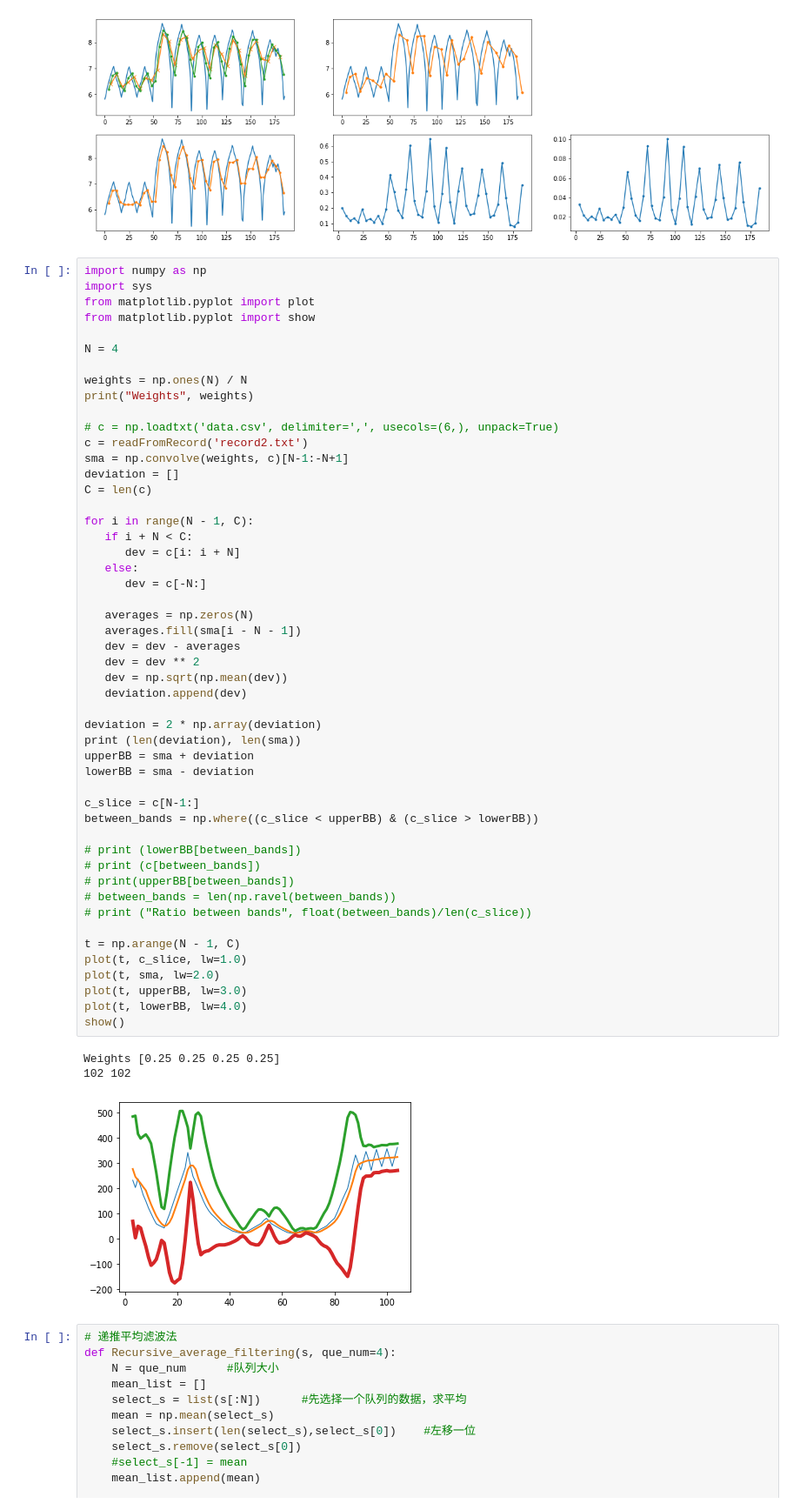
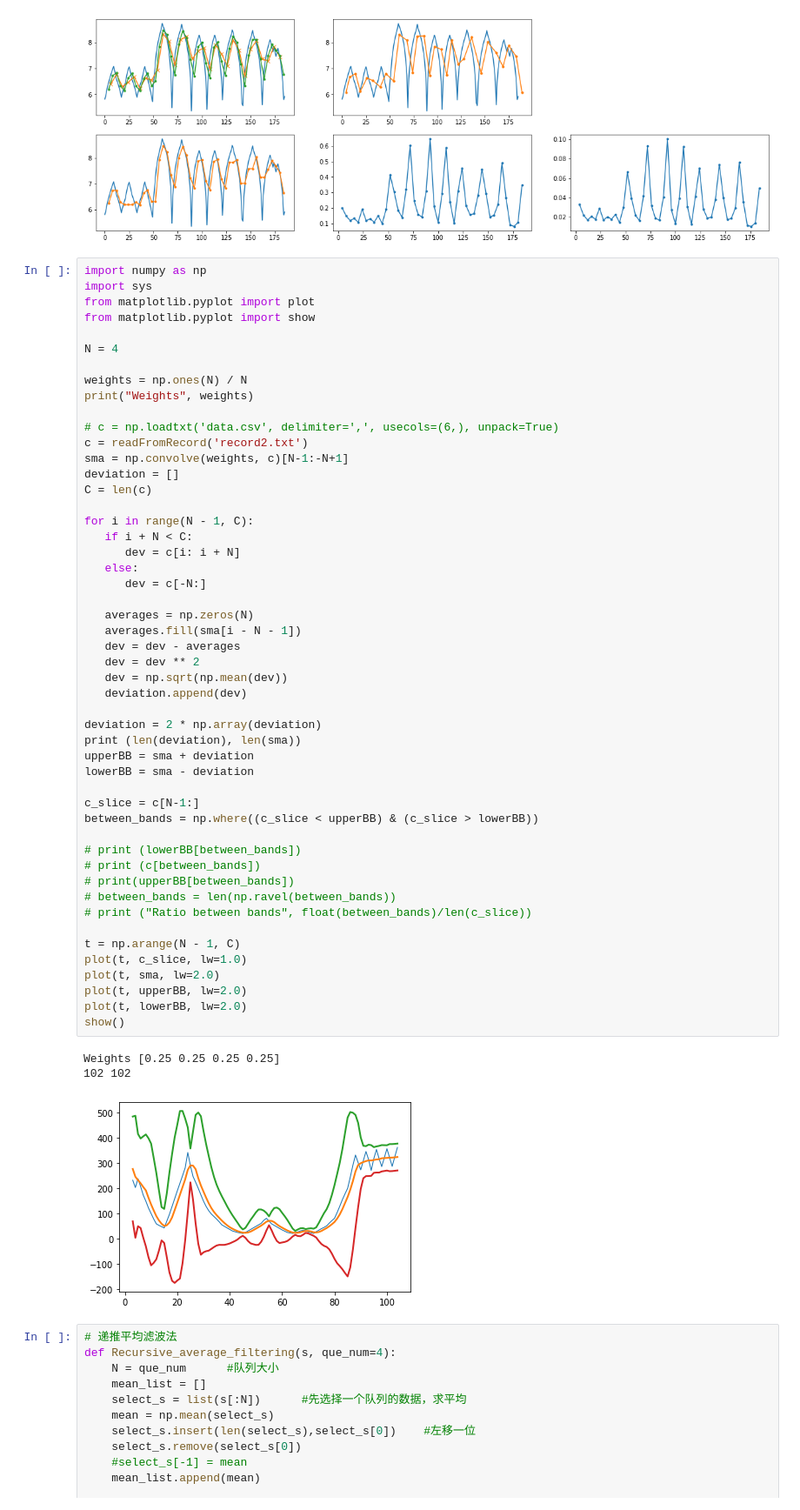
Before and after one commit to Whu-wxy/AmbientLightLab, a Jupyter notebook: filterTest.ipynb, the cells around one changed output. Shown: that part at 87% size. Saved outputs shown, nothing was run; the diff lists cells and outputs as text.

```diff
--- a/filterTest.ipynb
+++ b/filterTest.ipynb
@@ -487,36 +487,36 @@ for i in range(N - 1, C):
       dev = c[-N:]
 
    averages = np.zeros(N)
    averages.fill(sma[i - N - 1])
    dev = dev - averages
    dev = dev ** 2
    dev = np.sqrt(np.mean(dev))
    deviation.append(dev)
 
 deviation = 2 * np.array(deviation)
 print (len(deviation), len(sma))
 upperBB = sma + deviation
 lowerBB = sma - deviation
 
 c_slice = c[N-1:]
 between_bands = np.where((c_slice < upperBB) & (c_slice > lowerBB))
 
 # print (lowerBB[between_bands])
 # print (c[between_bands])
 # print(upperBB[between_bands])
 # between_bands = len(np.ravel(between_bands))
 # print ("Ratio between bands", float(between_bands)/len(c_slice))
 
 t = np.arange(N - 1, C)
 plot(t, c_slice, lw=1.0)
 plot(t, sma, lw=2.0)
-plot(t, upperBB, lw=3.0)
-plot(t, lowerBB, lw=4.0)
+plot(t, upperBB, lw=2.0)
+plot(t, lowerBB, lw=2.0)
 show()
 # %% [output]
 Weights [0.25 0.25 0.25 0.25]
 102 102
-[figure, old version]
+[figure, new version]
 # %%
 # 递推平均滤波法
 def Recursive_average_filtering(s, que_num=4):
```
